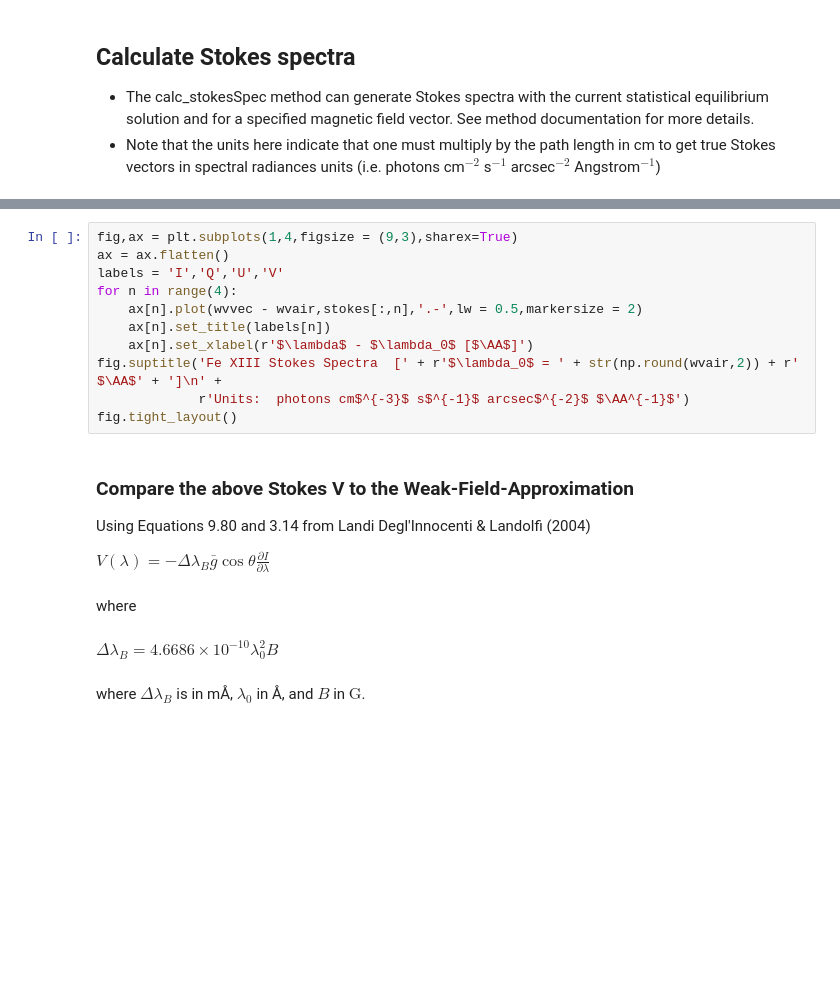
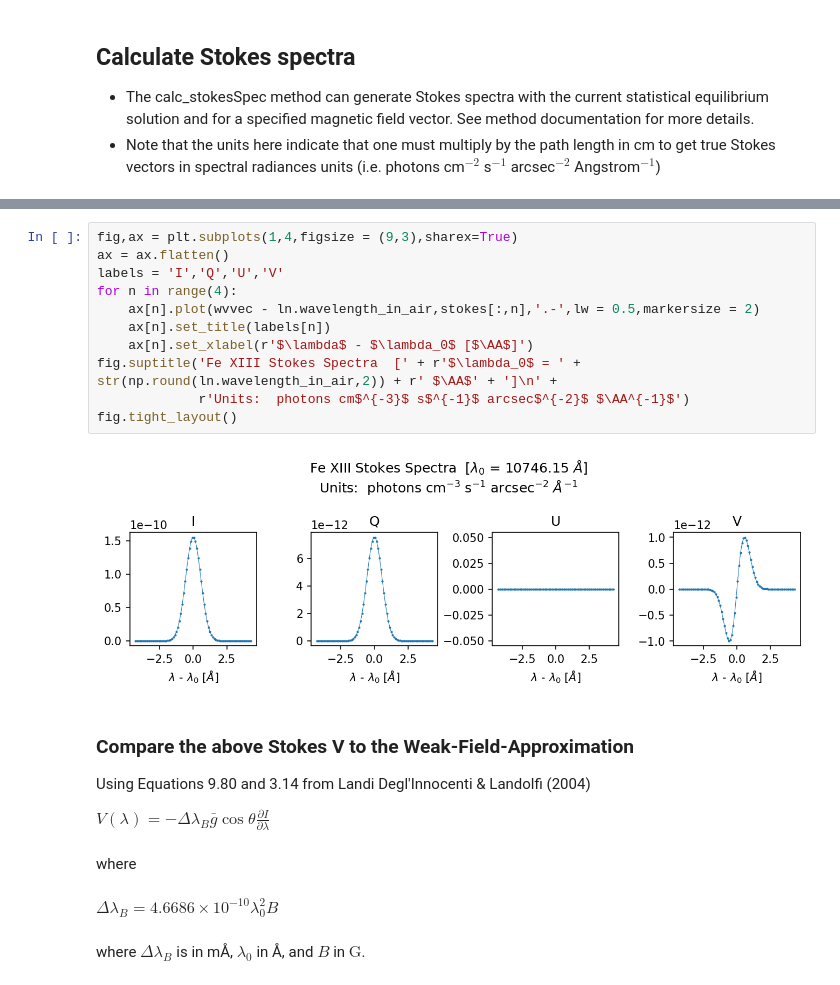
Before and after one commit to tschad/pycelp, a Jupyter notebook: examples/A_tour_of_the_Ion_class.ipynb, the cells around one changed output, grey strips where cells are left out. Drawn from its saved outputs; the diff is of its cells as text; blank space fills up the shorter version.

```diff
--- a/examples/A_tour_of_the_Ion_class.ipynb
+++ b/examples/A_tour_of_the_Ion_class.ipynb
@@ -275,14 +281,16 @@ NameError: name 'thetaBLOS' is not defined
 # %%
 fig,ax = plt.subplots(1,4,figsize = (9,3),sharex=True)
 ax = ax.flatten()
 labels = 'I','Q','U','V'
 for n in range(4):
-    ax[n].plot(wvvec - wvair,stokes[:,n],'.-',lw = 0.5,markersize = 2)
+    ax[n].plot(wvvec - ln.wavelength_in_air,stokes[:,n],'.-',lw = 0.5,markersize = 2)
     ax[n].set_title(labels[n])
     ax[n].set_xlabel(r'$\lambda$ - $\lambda_0$ [$\AA$]')
-fig.suptitle('Fe XIII Stokes Spectra  [' + r'$\lambda_0$ = ' + str(np.round(wvair,2)) + r' $\AA$' + ']\n' +
+fig.suptitle('Fe XIII Stokes Spectra  [' + r'$\lambda_0$ = ' + str(np.round(ln.wavelength_in_air,2)) + r' $\AA$' + ']\n' +
              r'Units:  photons cm$^{-3}$ s$^{-1}$ arcsec$^{-2}$ $\AA^{-1}$')
 fig.tight_layout()
+# %% [output]
+[figure, added]
 # %% [markdown]
 ### **Compare the above Stokes V to the Weak-Field-Approximation**
 
```
Also changed, not shown: parts of 13 cells of this notebook, 3 other files.
